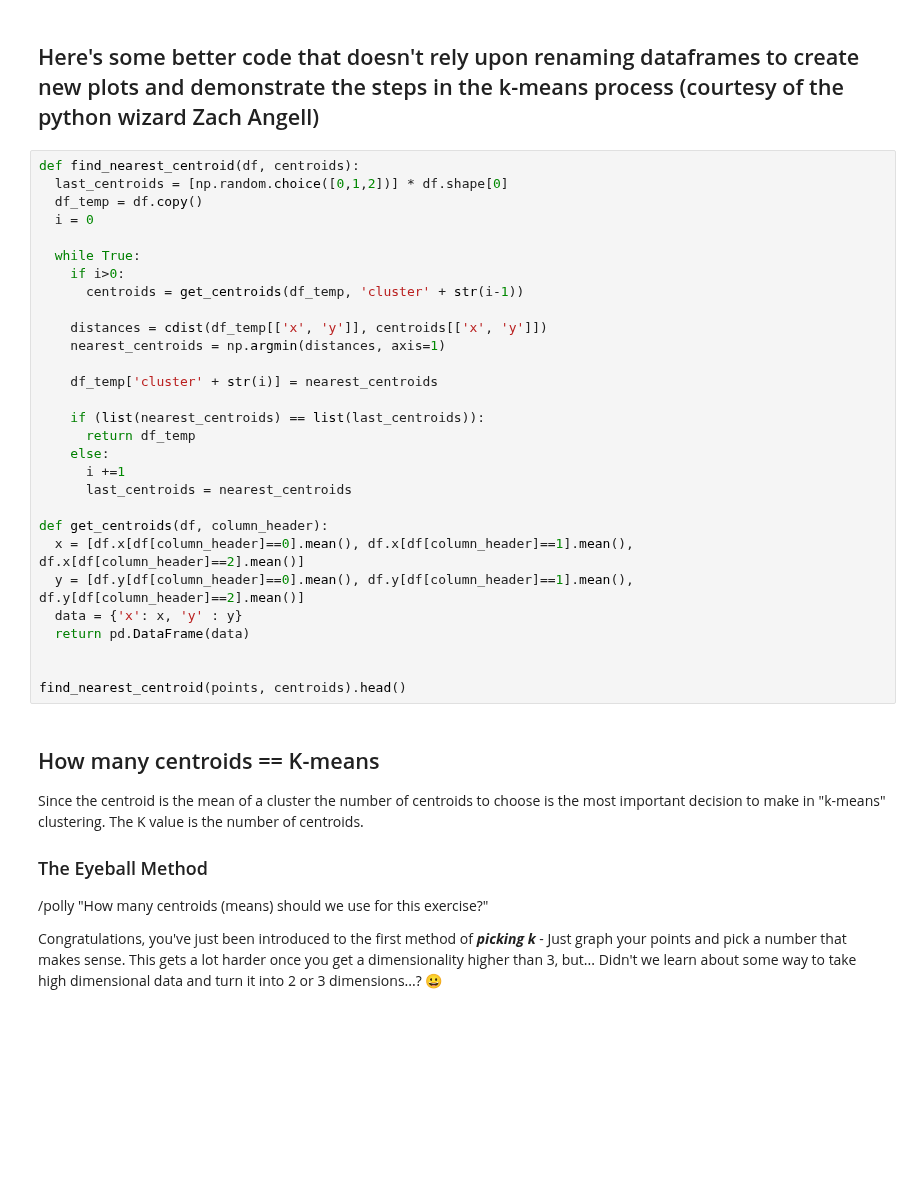
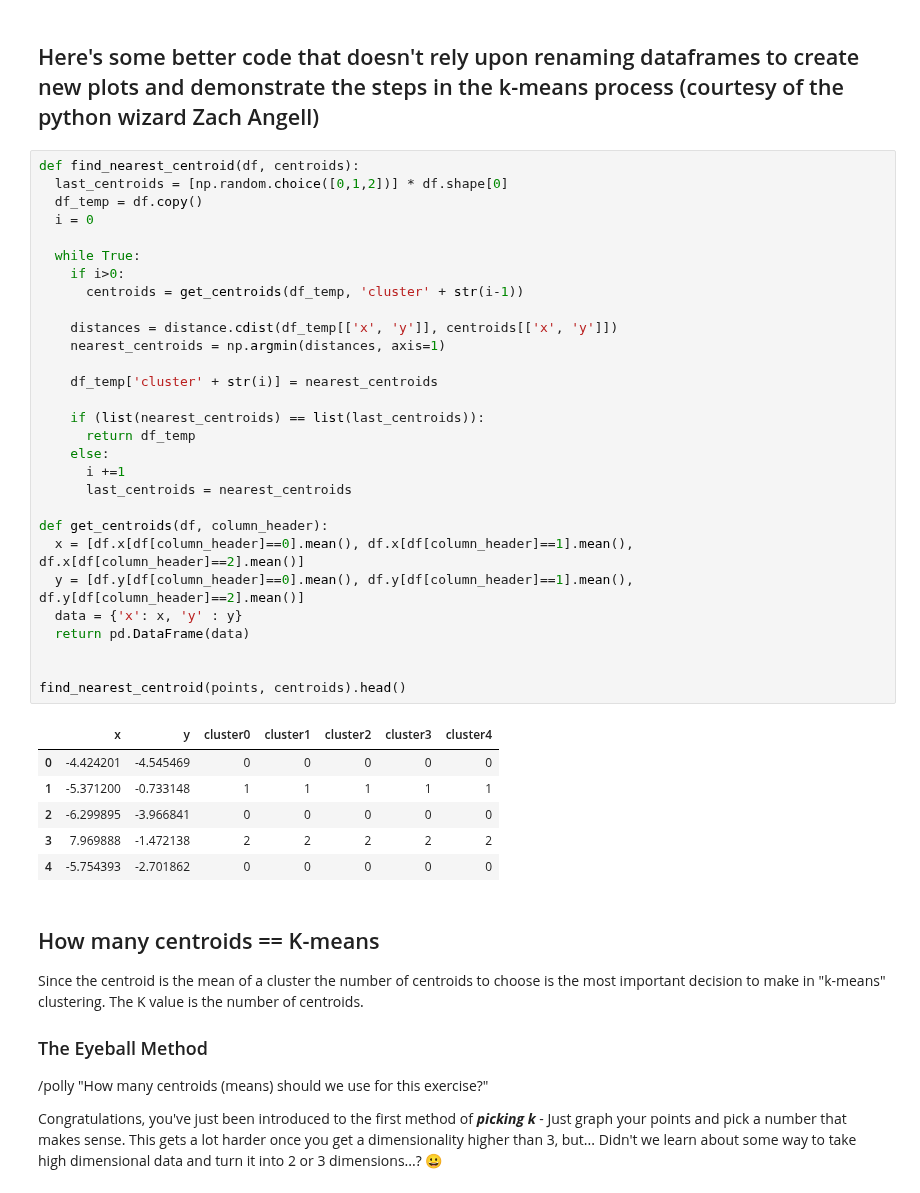
Before and after one commit to JimKing100/DS-Unit-1-Sprint-4-Linear-Algebra, a Jupyter notebook: Clustering_and_NFL.ipynb, the cells around one changed output. Cells and saved outputs as stored; diff of their text form; blank space fills up the shorter version.

```diff
--- a/Clustering_and_NFL.ipynb
+++ b/Clustering_and_NFL.ipynb
@@ -359,32 +409,39 @@ print("Are we at convergence?? - ", convergence)
 # %%
 def find_nearest_centroid(df, centroids):
   last_centroids = [np.random.choice([0,1,2])] * df.shape[0]
   df_temp = df.copy()
   i = 0
 
   while True:
     if i>0:
       centroids = get_centroids(df_temp, 'cluster' + str(i-1))
 
-    distances = cdist(df_temp[['x', 'y']], centroids[['x', 'y']])
+    distances = distance.cdist(df_temp[['x', 'y']], centroids[['x', 'y']])
     nearest_centroids = np.argmin(distances, axis=1)
 
     df_temp['cluster' + str(i)] = nearest_centroids
 
     if (list(nearest_centroids) == list(last_centroids)):
       return df_temp
     else:
       i +=1
       last_centroids = nearest_centroids
 
 def get_centroids(df, column_header):
   x = [df.x[df[column_header]==0].mean(), df.x[df[column_header]==1].mean(), df.x[df[column_header]==2].mean()]
   y = [df.y[df[column_header]==0].mean(), df.y[df[column_header]==1].mean(), df.y[df[column_header]==2].mean()]
   data = {'x': x, 'y' : y}
   return pd.DataFrame(data)
 
 
 find_nearest_centroid(points, centroids).head()
+# %% [output]
+|  | x | y | cluster0 | cluster1 | cluster2 | cluster3 | cluster4 |
+| 0 | -4.424201 | -4.545469 | 0 | 0 | 0 | 0 | 0 |
+| 1 | -5.371200 | -0.733148 | 1 | 1 | 1 | 1 | 1 |
+| 2 | -6.299895 | -3.966841 | 0 | 0 | 0 | 0 | 0 |
+| 3 | 7.969888 | -1.472138 | 2 | 2 | 2 | 2 | 2 |
+| 4 | -5.754393 | -2.701862 | 0 | 0 | 0 | 0 | 0 |
 # %% [markdown]
 ## How many centroids == K-means
 
```
Also changed, not shown: parts of 19 cells of this notebook.
